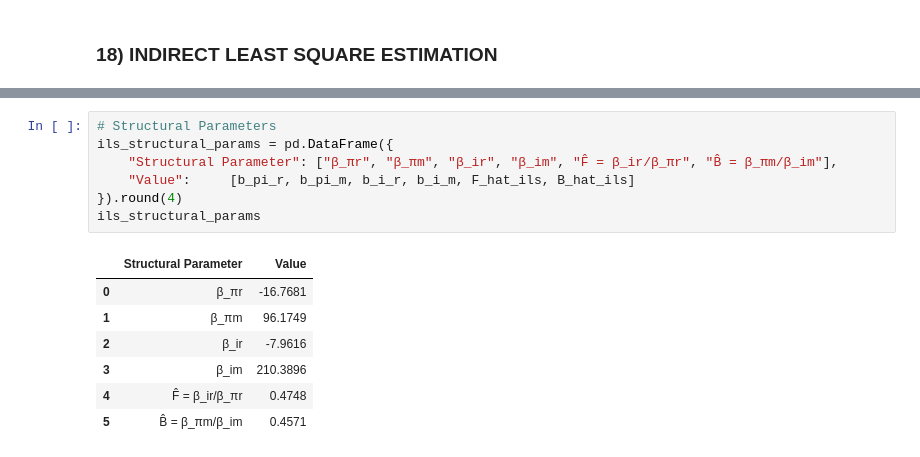
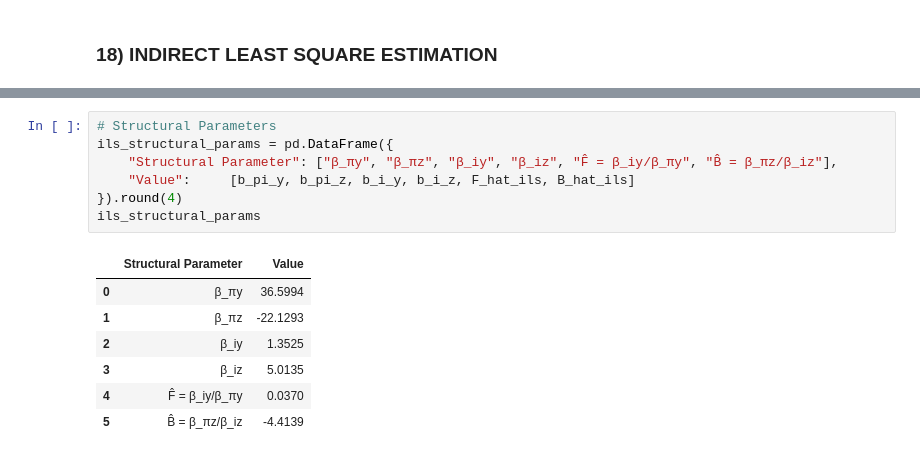
Before and after one commit to EliaLand/Policy_Target_RegimeSwitchingPersistence, a Jupyter notebook: Module3_ar_analysis.ipynb, the cells around one changed output, grey strips where cells are left out. Drawn from its saved outputs; the diff is of its cells as text.

```diff
--- a/Module3_ar_analysis.ipynb
+++ b/Module3_ar_analysis.ipynb
@@ -3727,15 +3743,15 @@ Notes:
 # %%
 # Structural Parameters
 ils_structural_params = pd.DataFrame({
-    "Structural Parameter": ["β_πr", "β_πm", "β_ir", "β_im", "F̂ = β_ir/β_πr", "B̂ = β_πm/β_im"],
-    "Value":     [b_pi_r, b_pi_m, b_i_r, b_i_m, F_hat_ils, B_hat_ils]
+    "Structural Parameter": ["β_πy", "β_πz", "β_iy", "β_iz", "F̂ = β_iy/β_πy", "B̂ = β_πz/β_iz"],
+    "Value":     [b_pi_y, b_pi_z, b_i_y, b_i_z, F_hat_ils, B_hat_ils]
 }).round(4)
 ils_structural_params
 # %% [output]
 |  | Structural Parameter | Value |
-| 0 | β_πr | -16.7681 |
-| 1 | β_πm | 96.1749 |
-| 2 | β_ir | -7.9616 |
-| 3 | β_im | 210.3896 |
-| 4 | F̂ = β_ir/β_πr | 0.4748 |
-| 5 | B̂ = β_πm/β_im | 0.4571 |
+| 0 | β_πy | 36.5994 |
+| 1 | β_πz | -22.1293 |
+| 2 | β_iy | 1.3525 |
+| 3 | β_iz | 5.0135 |
+| 4 | F̂ = β_iy/β_πy | 0.0370 |
+| 5 | B̂ = β_πz/β_iz | -4.4139 |
```
Also changed, not shown: parts of 2 cells of this notebook, 1 other file.
